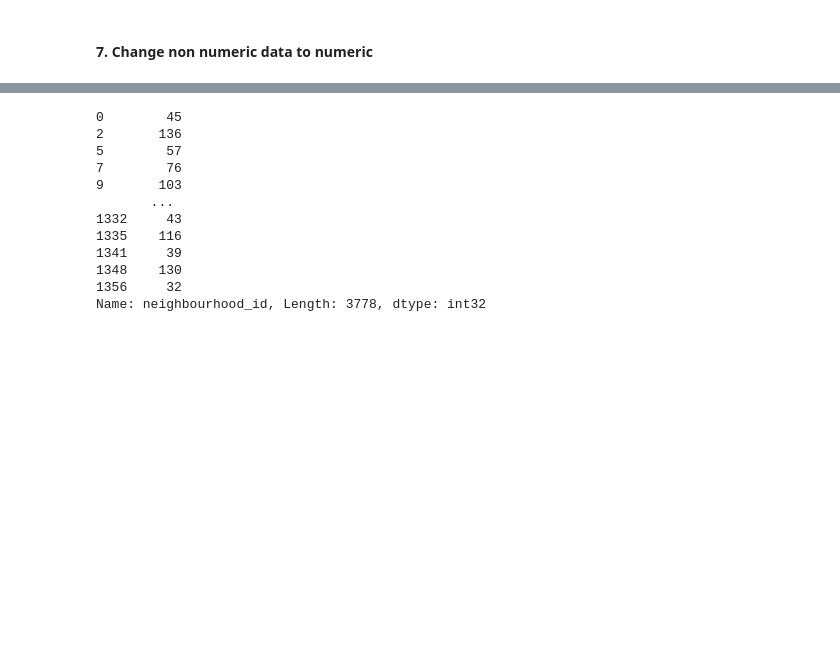
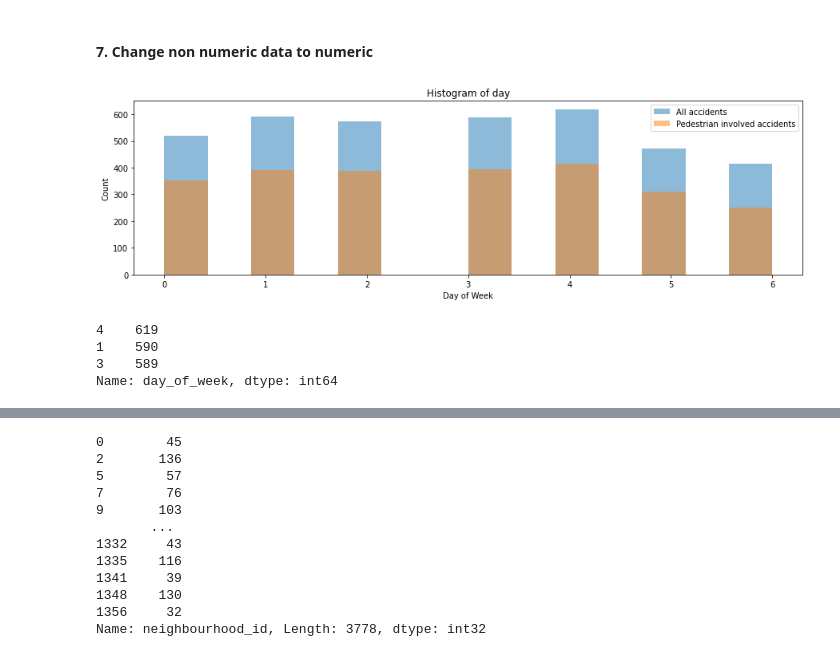
Before and after one commit to dannili/risky_pedestrian, a Jupyter notebook: 2_EDA.ipynb, the cells around one changed output, grey strips where cells are left out. Cells and saved outputs as stored; diff of their text form; code cells hidden in the pictures; blank space fills up the shorter version.

```diff
--- a/2_EDA.ipynb
+++ b/2_EDA.ipynb
@@ -488,6 +497,23 @@ df['day_of_week'] = df['date'].dt.dayofweek
 # create day and day_of_year based on date
 df['day'] = df['date'].dt.day
 df['day_of_year'] = df['date'].dt.dayofyear
+# %%
+# Visualize the distribution of day of week
+plt.figure(figsize=(15, 4))
+plt.hist(df['day_of_week'], bins=14, label='All accidents', alpha=0.5)
+plt.hist(df['day_of_week'].loc[df['pedestrian_accident'] == 1], bins=14, label='Pedestrian involved accidents', alpha=0.5)
+plt.xlabel('Day of Week')
+plt.ylabel('Count')
+plt.title('Histogram of day')
+plt.legend(loc='best')
+plt.show()
+display(df['day_of_week'].value_counts(sort=True, ascending=False).head(3))
+# %% [output]
+[figure, added]
+4    619
+1    590
+3    589
+Name: day_of_week, dtype: int64
 # %%
 # create month column based on date
 df['month'] = pd.DatetimeIndex(df['date']).month
```
Also changed, not shown: parts of 7 cells of this notebook, 3 other files.
